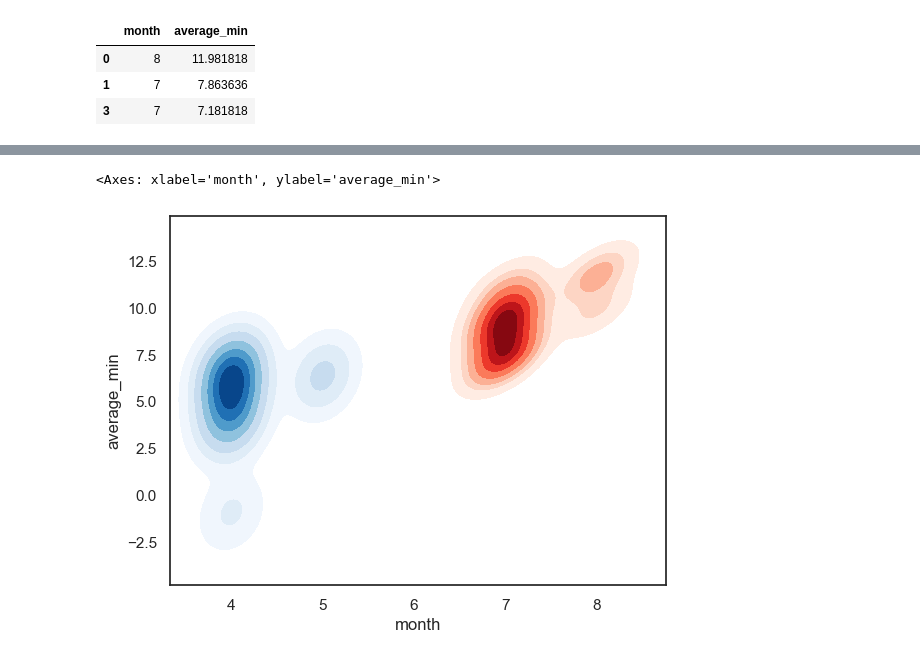
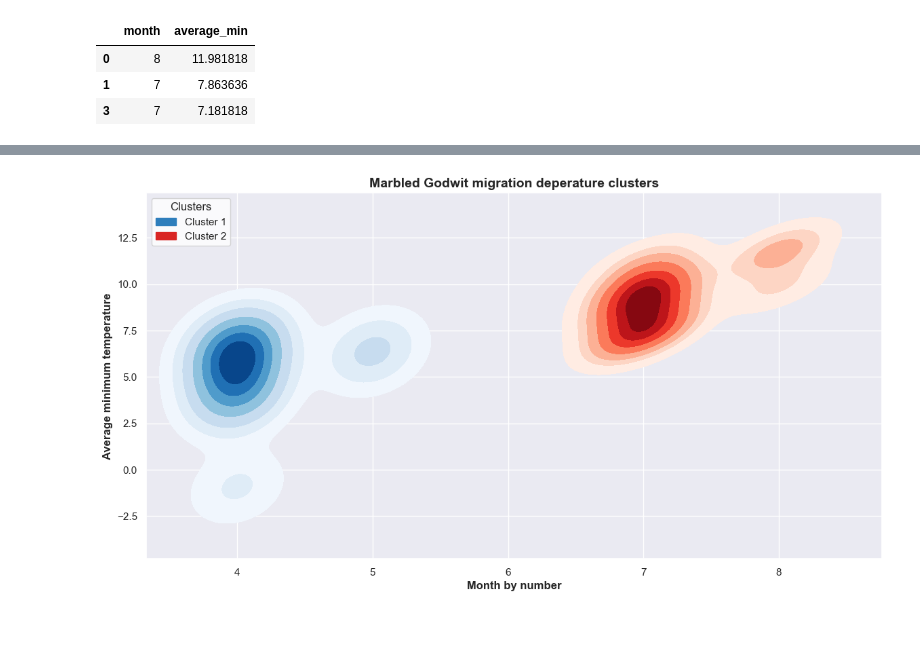
Before and after one commit to bellalongo/godwit-migrations, a Jupyter notebook: bird_mirgrations.ipynb, the cells around one changed output, grey strips where cells are left out. Drawn from its saved outputs; the diff is of its cells as text; code cells hidden in the pictures; blank space fills up the shorter version.

Commit message:
even prettier plots?????

```diff
--- a/bird_mirgrations.ipynb
+++ b/bird_mirgrations.ipynb
@@ -261,6 +247,29 @@ plt.show()
 # %%
-sns.kdeplot(data=pd.DataFrame(clusters[0]), x="month", y="average_min", cmap="Blues", fill=True, levels=8)
-sns.kdeplot(data=pd.DataFrame(clusters[1]), x="month", y="average_min", cmap="Reds", fill=True, levels=8)
+# Reference: https://python-graph-gallery.com/134-how-to-avoid-overplotting-with-python/
+# Plot skeleton
+sns.set_theme()
+fig = plt.figure(figsize=(14,7), facecolor="white")
+
+# Colors
+cluster1_palette = sns.color_palette("Blues", as_cmap=True)
+cluster2_palette = sns.color_palette("Reds", as_cmap=True)
+
+# Plot KDE for each cluser
+sns.kdeplot(data=pd.DataFrame(clusters[0]), x="month", y="average_min", cmap= cluster1_palette, fill=True, levels=8)
+sns.kdeplot(data=pd.DataFrame(clusters[1]), x="month", y="average_min", cmap= cluster2_palette, fill=True, levels=8)
+
+# Legend
+legend_elements = [
+    Patch(facecolor=cluster1_palette(0.7), edgecolor= cluster1_palette(0.7), label='Cluster 1'),
+    Patch(facecolor=cluster2_palette(0.7), edgecolor= cluster2_palette(0.7), label='Cluster 2'),
+]
+legend = plt.legend(handles=legend_elements, loc='upper left', title='Clusters')
+legend.get_frame().set_facecolor('white')
+
+# Axis titles
+plt.title("Marbled Godwit migration deperature clusters", fontsize=14, fontweight='bold')
+plt.xlabel("Month by number", fontweight = 'bold')
+plt.ylabel("Average minimum temperature", fontweight = 'bold')
+plt.show()
 # %% [output]
-<Axes: xlabel='month', ylabel='average_min'>
-[figure, old version]
+[figure, new version]
```
Also changed, not shown: parts of 3 cells of this notebook.
